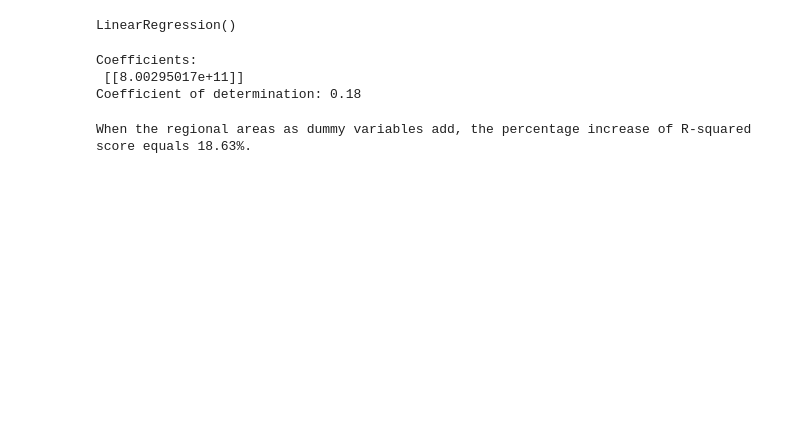
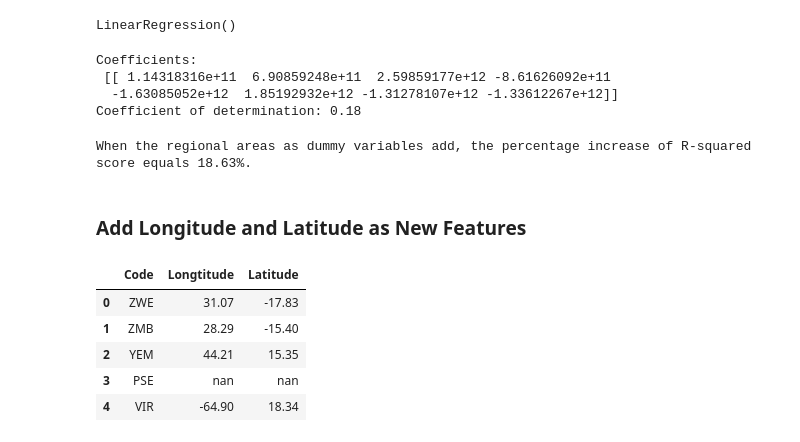
Before and after one commit to jonahwinninghoff/Springboard, a Jupyter notebook: Mentorship/Practical Data Science Project.ipynb, the cells around one changed output. Drawn from its saved outputs; the diff is of its cells as text; code cells hidden in the pictures; blank space fills up the shorter version.

```diff
--- a/Mentorship/Practical Data Science Project.ipynb
+++ b/Mentorship/Practical Data Science Project.ipynb
@@ -349,16 +331,17 @@ LinearRegression()
 testing_Y1 = create_array(testing1.reset_index()['gdp (current US$)'])
 testing_X1 = create_multivar_array(testing1.reset_index()[variables])
 
-testing_Y1_pred = regression1.predict(testing_X1)
+testing_Y1_pred = lm1.predict(testing_X1)
 
 # The coefficients
-print('Coefficients: \n', regression.coef_)
+print('Coefficients: \n', lm1.coef_)
 # The coefficient of determination: 1 is perfect prediction
 print('Coefficient of determination: %.2f'
       % r2_score(testing_Y1, testing_Y1_pred))
 # %% [output]
 Coefficients:
- [[8.00295017e+11]]
+ [[ 1.14318316e+11  6.90859248e+11  2.59859177e+12 -8.61626092e+11
+  -1.63085052e+12  1.85192932e+12 -1.31278107e+12 -1.33612267e+12]]
 Coefficient of determination: 0.18
 # %%
 baseline = r2_score(testing_Y, testing_Y_pred)
@@ -369,3 +352,30 @@ print('When the regional areas as dummy variables add, the percentage increase o
      '{:.2%}'.format(per_change)+".")
 # %% [output]
 When the regional areas as dummy variables add, the percentage increase of R-squared score equals 18.63%.
+# %% [markdown]
+### Add Longitude and Latitude as New Features<a id='ALLANF'></a>
+# %%
+# Get all economy codes
+thedata = wb.data.DataFrame('NY.GDP.MKTP.CD',
+    labels=True).reset_index()
+idnames = thedata['economy']
+# %%
+# Find the latitudes and longitudes
+emptylong = []
+emptylati = []
+for i in idnames:
+    emptylong.append(wb.economy.get(i)['longitude'])
+    emptylati.append(wb.economy.get(i)['latitude'])
+# %%
+# Coerce the lists into pandas dataframe
+dictionary = {'Code': idnames, 'Longtitude': emptylong,
+              'Latitude': emptylati}
+latilong = pd.DataFrame(dictionary)
+display(latilong.head())
+# %% [output]
+|  | Code | Longtitude | Latitude |
+| 0 | ZWE | 31.07 | -17.83 |
+| 1 | ZMB | 28.29 | -15.40 |
+| 2 | YEM | 44.21 | 15.35 |
+| 3 | PSE | nan | nan |
+| 4 | VIR | -64.90 | 18.34 |
```
Also changed, not shown: parts of 26 cells of this notebook.
